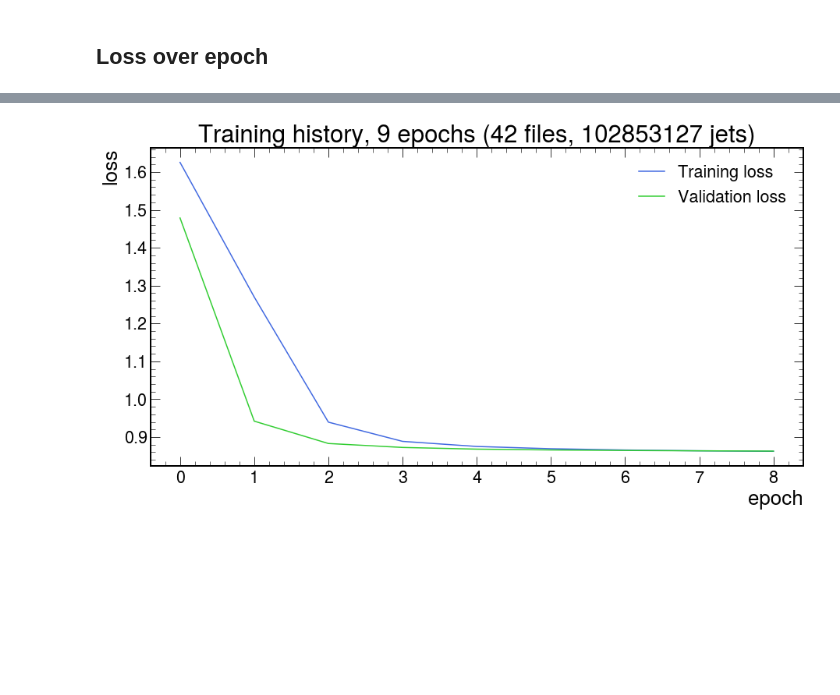
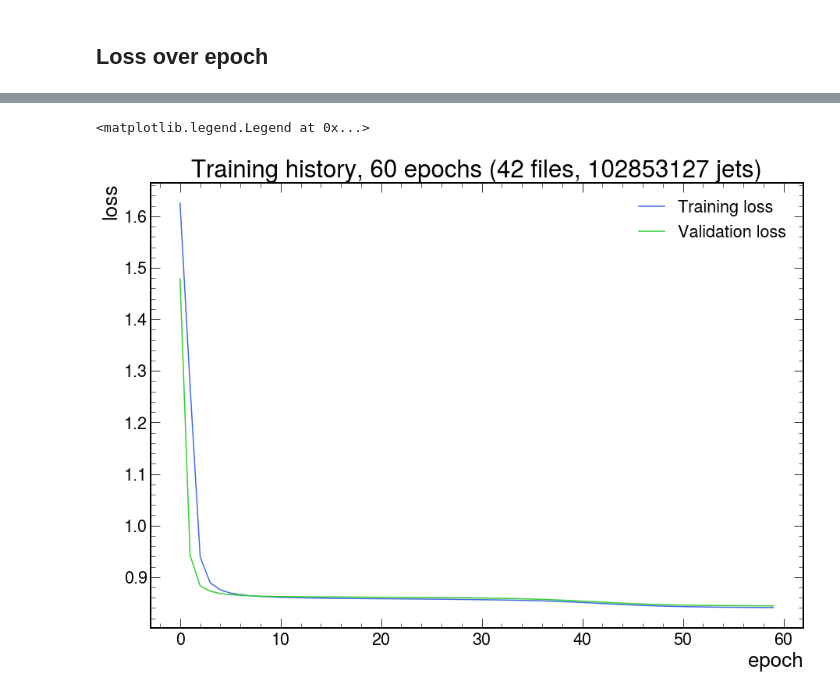
Before and after one commit to AnnikaStein/AI_Safety_2021, a Jupyter notebook: new_march_21/loss_train_history.ipynb, the cells around one changed output, grey strips where cells are left out. Saved outputs shown, nothing was run; the diff lists cells and outputs as text; code cells hidden in the pictures; blank space fills up the shorter version.

```diff
--- a/new_march_21/loss_train_history.ipynb
+++ b/new_march_21/loss_train_history.ipynb
@@ -10,3 +10,34 @@ import mplhep as hep
 plt.style.use(hep.cms.style.ROOT)
 
 device = torch.device("cpu")
+# %%
+prev_epochs_0 = 23
+
+
+
+NUM_DATASETS = 42
+
+# weights were all wrong, they were permuted because of the usage of np.unique(weights) when assigning class weights in the loss function
+weighting_method_0 = '_new'
+
+all_tr_losses_0 = []
+all_val_losses_0 = []
+
+
+
+for i in range(1, prev_epochs_0+1):
+    checkpoint = torch.load(f'/home/um106329/aisafety/new_march_21/models/march2021_{i}_epochs_v9_GPU_weighted_new_%d_datasets.pt' % NUM_DATASETS, map_location=torch.device(device))
+    loss = checkpoint['loss']
+    all_tr_losses_0.append(loss)
+    val_loss = checkpoint['val_loss']
+    all_val_losses_0.append(val_loss)
+
+
+plt.figure(1,figsize=[15,10.5])
+plt.plot(all_tr_losses_0,color='royalblue')
+plt.plot(all_val_losses_0,color='limegreen')
+plt.title(f"Training history (loss weighting), {prev_epochs_0} epochs ({NUM_DATASETS} files, 102853127 jets)")
+plt.xlabel('epoch')
+plt.ylabel('loss')
+plt.legend(['Training loss','Validation loss'])
+#plt.savefig(f'/home/um106329/aisafety/new_march_21/loss_over_epoch_no_weighting_fixedlr_{NUM_DATASETS}_files_{prev_epochs_0}_epochs.svg', format='svg', bbox_inches='tight', facecolor='w', transparent=False)
@@ -13,34 +47,35 @@ device = torch.device("cpu")
 # %%
-prev_epochs_0 = 9
+prev_epochs_0 = 60
 
 
 
 NUM_DATASETS = 42
 
 
 weighting_method_0 = '_as_is'
 
 all_tr_losses_0 = []
 all_val_losses_0 = []
 
 
 
 for i in range(1, prev_epochs_0+1):
     checkpoint = torch.load(f'/home/um106329/aisafety/new_march_21/models/march2021_{i}_epochs_v6_GPU_weighted_as_is_%d_datasets.pt' % NUM_DATASETS, map_location=torch.device(device))
     loss = checkpoint['loss']
     all_tr_losses_0.append(loss)
     val_loss = checkpoint['val_loss']
     all_val_losses_0.append(val_loss)
 
 
-plt.figure(1,figsize=[15,7.5])
+plt.figure(1,figsize=[15,10.5])
 plt.plot(all_tr_losses_0,color='royalblue')
 plt.plot(all_val_losses_0,color='limegreen')
 plt.title(f"Training history, {prev_epochs_0} epochs ({NUM_DATASETS} files, 102853127 jets)")
 plt.xlabel('epoch')
 plt.ylabel('loss')
 plt.legend(['Training loss','Validation loss'])
-plt.savefig(f'/home/um106329/aisafety/new_march_21/loss_over_epoch_no_weighting_{prev_epochs_0}_files_{prev_epochs_0}_epochs.svg', format='svg', bbox_inches='tight', facecolor='w', transparent=False)
+#plt.savefig(f'/home/um106329/aisafety/new_march_21/loss_over_epoch_no_weighting_fixedlr_{NUM_DATASETS}_files_{prev_epochs_0}_epochs.svg', format='svg', bbox_inches='tight', facecolor='w', transparent=False)
 # %% [output]
+<matplotlib.legend.Legend at 0x...>
-[figure, old version]
+[figure, new version]
 # %%
```
Also changed, not shown: parts of 13 cells of this notebook.
